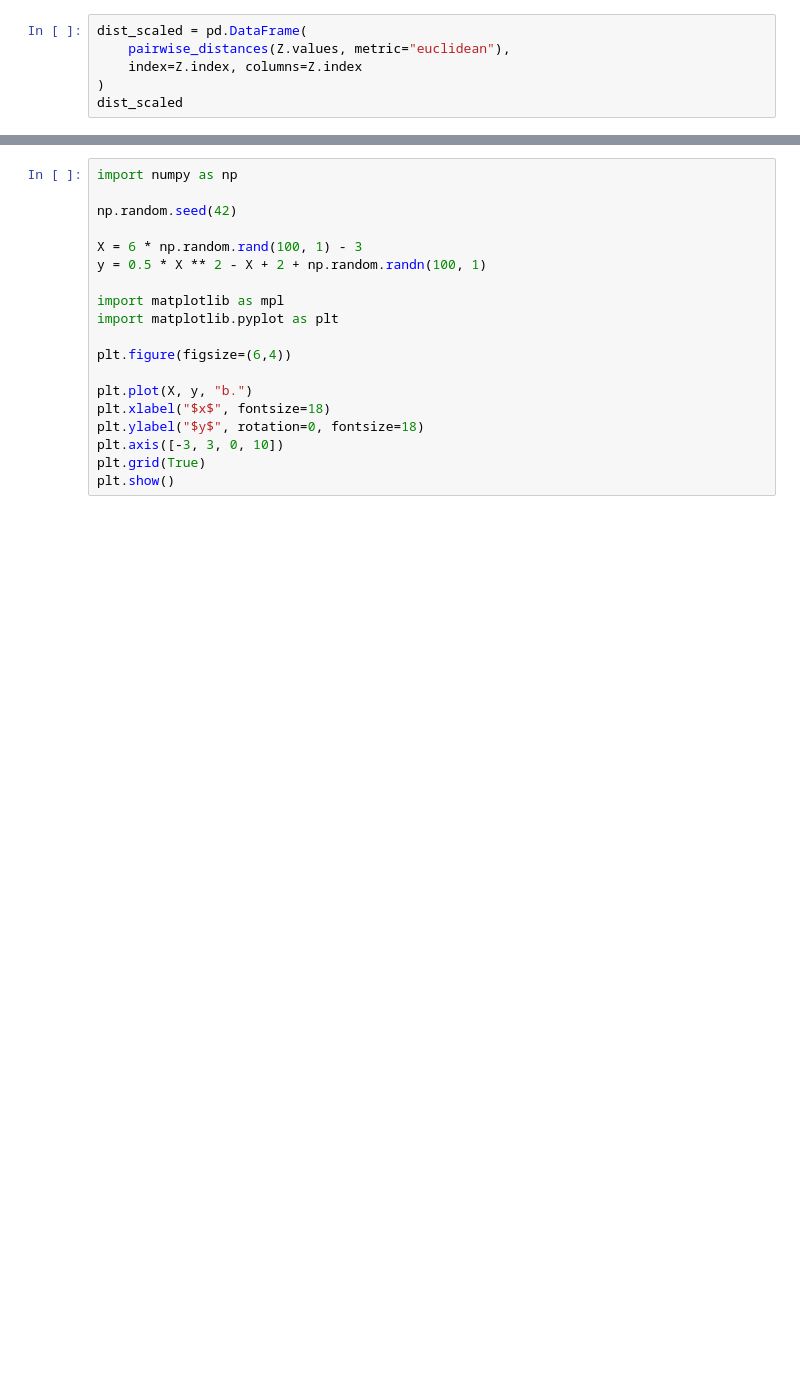
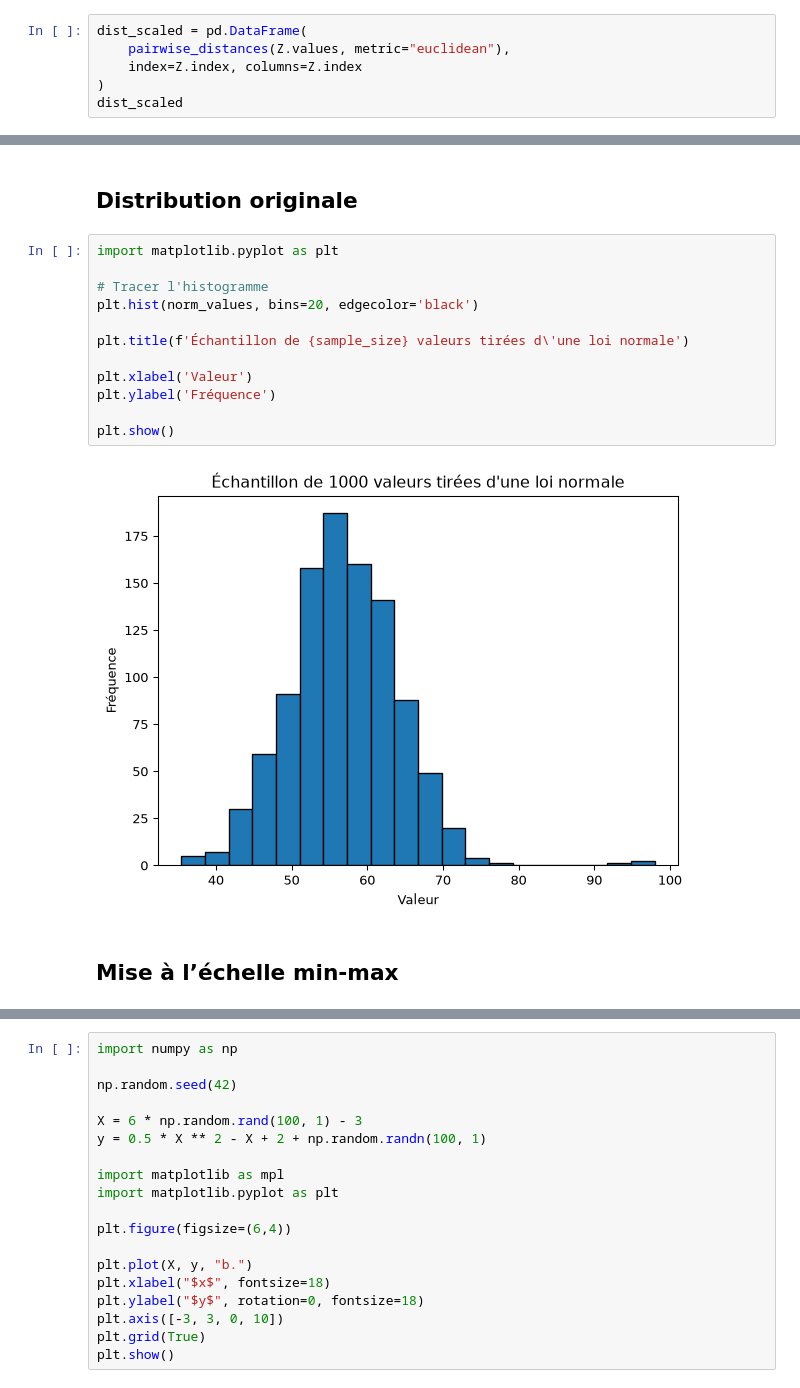
Before and after one commit to turcotte/csi-4506, a Jupyter notebook: lectures/10/slides.ipynb, the cells around one changed output, grey strips where cells are left out. Cells and saved outputs as stored; diff of their text form; blank space fills up the shorter version.

```diff
--- a/lectures/10/slides.ipynb
+++ b/lectures/10/slides.ipynb
@@ -1321,0 +853,18 @@ données brutes.
+# %% [markdown]
+## Distribution originale
+# %%
+import matplotlib.pyplot as plt
+
+# Tracer l'histogramme
+plt.hist(norm_values, bins=20, edgecolor='black')
+
+plt.title(f'Échantillon de {sample_size} valeurs tirées d\'une loi normale')
+
+plt.xlabel('Valeur')
+plt.ylabel('Fréquence')
+
+plt.show()
+# %% [output]
+[figure, added]
+# %% [markdown]
+## Mise à l’échelle min-max
```
Also changed, not shown: parts of 94 cells of this notebook, 34 other files.
